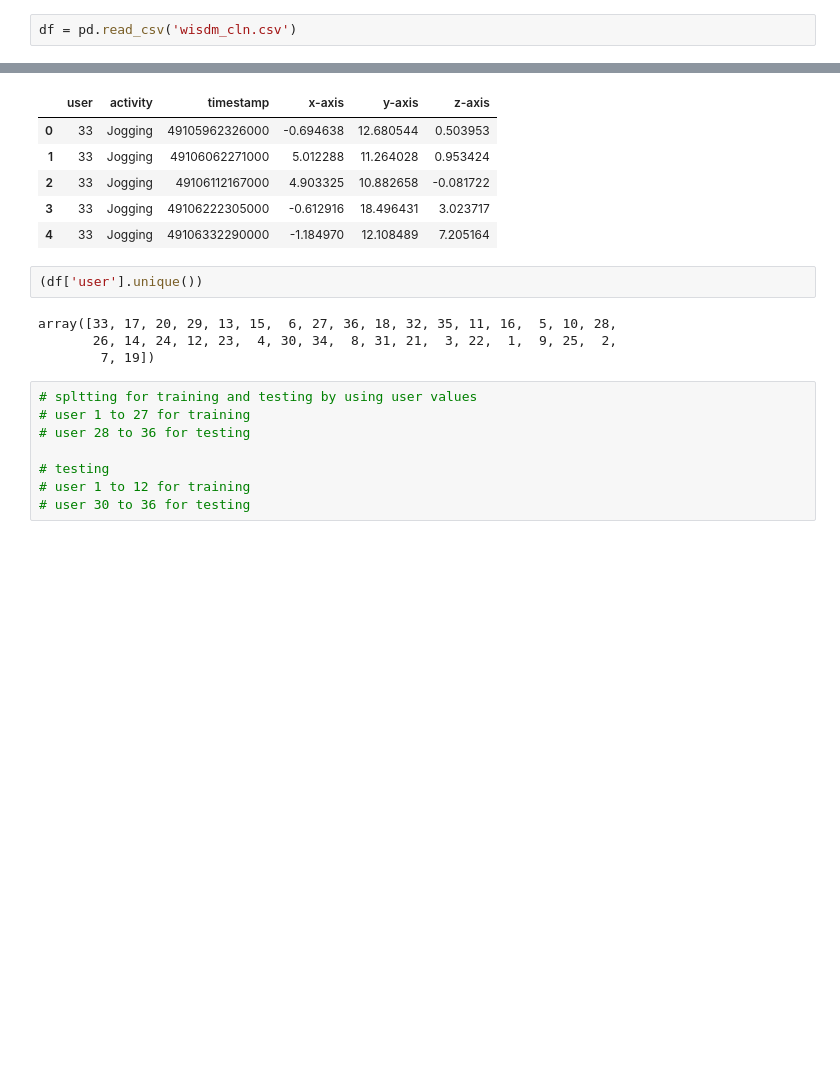
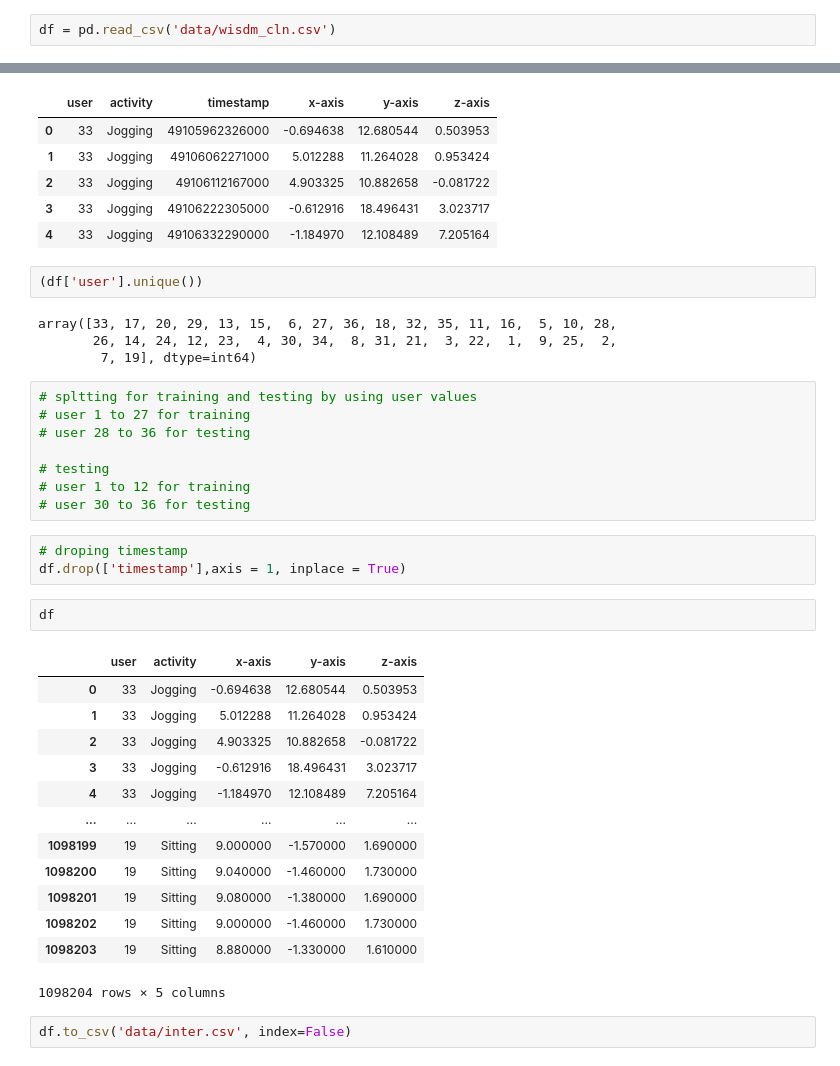
Before and after one commit to AkhilVinayakp/HAR_LSTM_CNN, a Jupyter notebook: dataPreparations.ipynb, the cells around one changed output, grey strips where cells are left out. Saved outputs shown, nothing was run; the diff lists cells and outputs as text; blank space fills up the shorter version.

```diff
--- a/dataPreparations.ipynb
+++ b/dataPreparations.ipynb
@@ -21,7 +21,7 @@ import matplotlib.pyplot as plt
 from sklearn.preprocessing import scale
 import numpy as np
 # %%
-df = pd.read_csv('wisdm_cln.csv')
+df = pd.read_csv('data/wisdm_cln.csv')
 # %%
 df.shape
 # %% [output]
@@ -88,7 +88,7 @@ df.head()
 # %% [output]
 array([33, 17, 20, 29, 13, 15,  6, 27, 36, 18, 32, 35, 11, 16,  5, 10, 28,
        26, 14, 24, 12, 23,  4, 30, 34,  8, 31, 21,  3, 22,  1,  9, 25,  2,
-        7, 19])
+        7, 19], dtype=int64)
 # %%
 # spltting for training and testing by using user values
 # user 1 to 27 for training
@@ -97,3 +97,24 @@ array([33, 17, 20, 29, 13, 15,  6, 27, 36, 18, 32, 35, 11, 16,  5, 10, 28,
 # testing
 # user 1 to 12 for training
 # user 30 to 36 for testing
+# %%
+# droping timestamp
+df.drop(['timestamp'],axis = 1, inplace = True)
+# %%
+df
+# %% [output]
+|  | user | activity | x-axis | y-axis | z-axis |
+| 0 | 33 | Jogging | -0.694638 | 12.680544 | 0.503953 |
+| 1 | 33 | Jogging | 5.012288 | 11.264028 | 0.953424 |
+| 2 | 33 | Jogging | 4.903325 | 10.882658 | -0.081722 |
+| 3 | 33 | Jogging | -0.612916 | 18.496431 | 3.023717 |
+| 4 | 33 | Jogging | -1.184970 | 12.108489 | 7.205164 |
+| ... | ... | ... | ... | ... | ... |
+| 1098199 | 19 | Sitting | 9.000000 | -1.570000 | 1.690000 |
+| 1098200 | 19 | Sitting | 9.040000 | -1.460000 | 1.730000 |
+| 1098201 | 19 | Sitting | 9.080000 | -1.380000 | 1.690000 |
+| 1098202 | 19 | Sitting | 9.000000 | -1.460000 | 1.730000 |
+| 1098203 | 19 | Sitting | 8.880000 | -1.330000 | 1.610000 |
+1098204 rows × 5 columns
+# %%
+df.to_csv('data/inter.csv', index=False)
```
Also changed, not shown: parts of 1 cell of this notebook, 3 other files.
